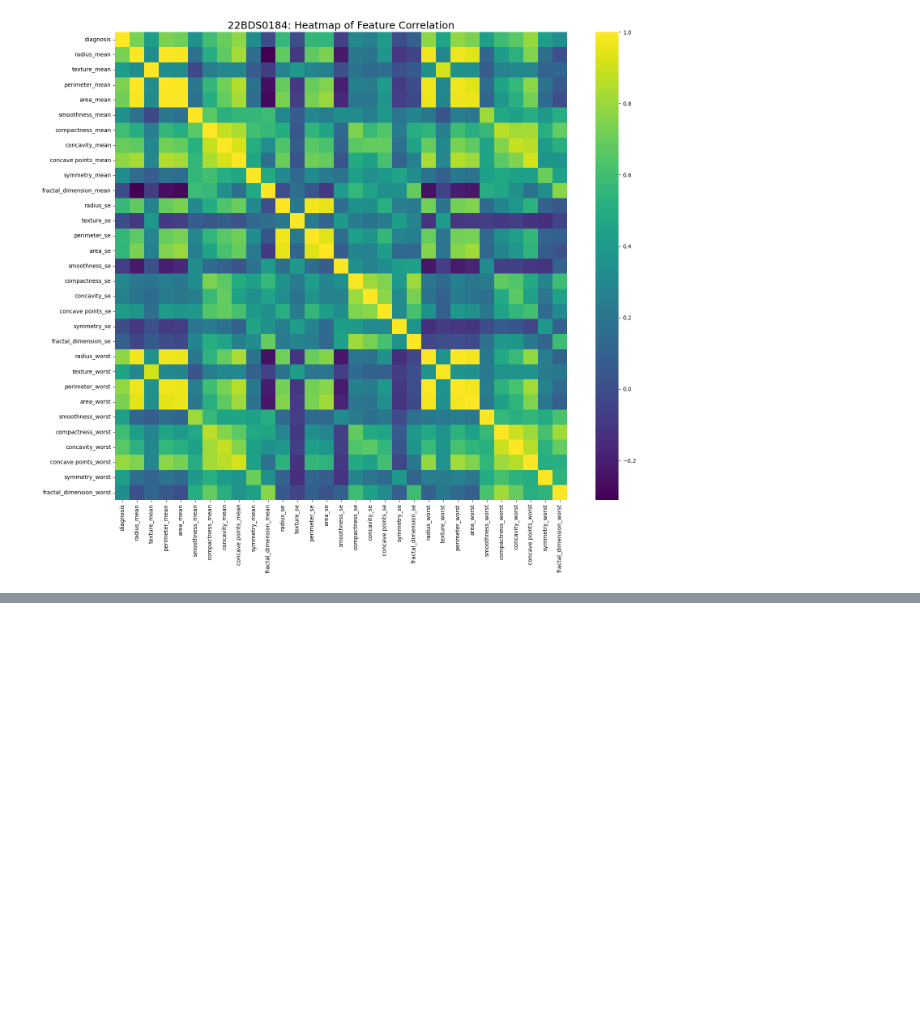
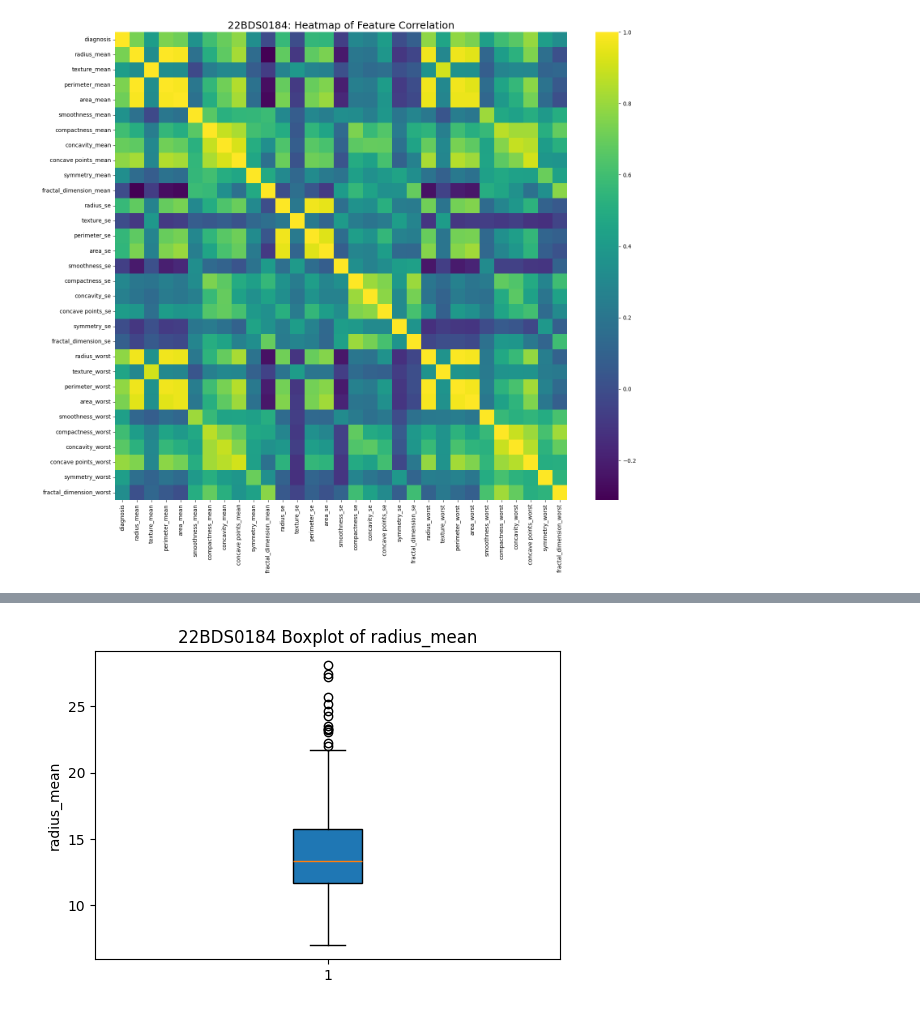
Before and after one commit to Vishall1221/EDA_Project_22BDS0184, a Jupyter notebook: Phase_1/22BDS0184.ipynb, the cells around one changed output, grey strips where cells are left out. Saved outputs shown, nothing was run; the diff lists cells and outputs as text; code cells hidden in the pictures; blank space fills up the shorter version.

```diff
--- a/Phase_1/22BDS0184.ipynb
+++ b/Phase_1/22BDS0184.ipynb
@@ -449,0 +604,9 @@ Text(0.5, 1.0, '22BDS0184: Heatmap of Feature Correlation')
+# %%
+# Boxplot
+plt.figure(figsize=(6,4))
+plt.boxplot(x, vert=True, patch_artist=True)
+plt.title("22BDS0184 Boxplot of radius_mean")
+plt.ylabel("radius_mean")
+plt.show()
+# %% [output]
+[figure, added]
```
Also changed, not shown: parts of 56 cells of this notebook.
